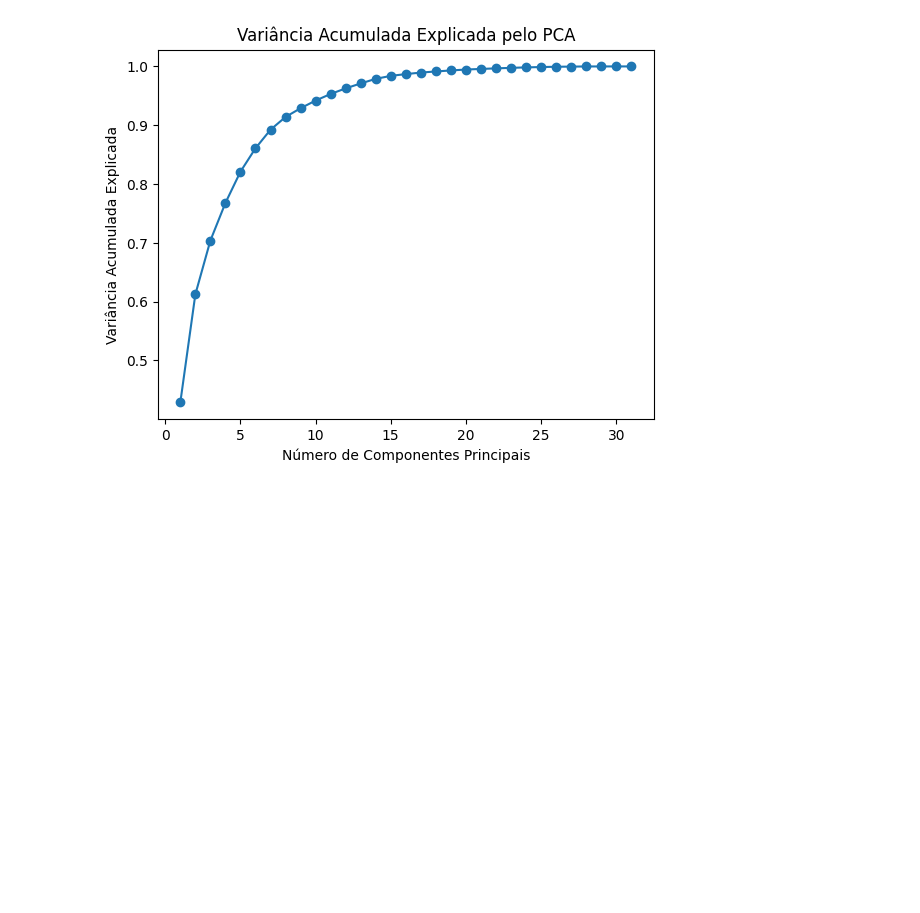
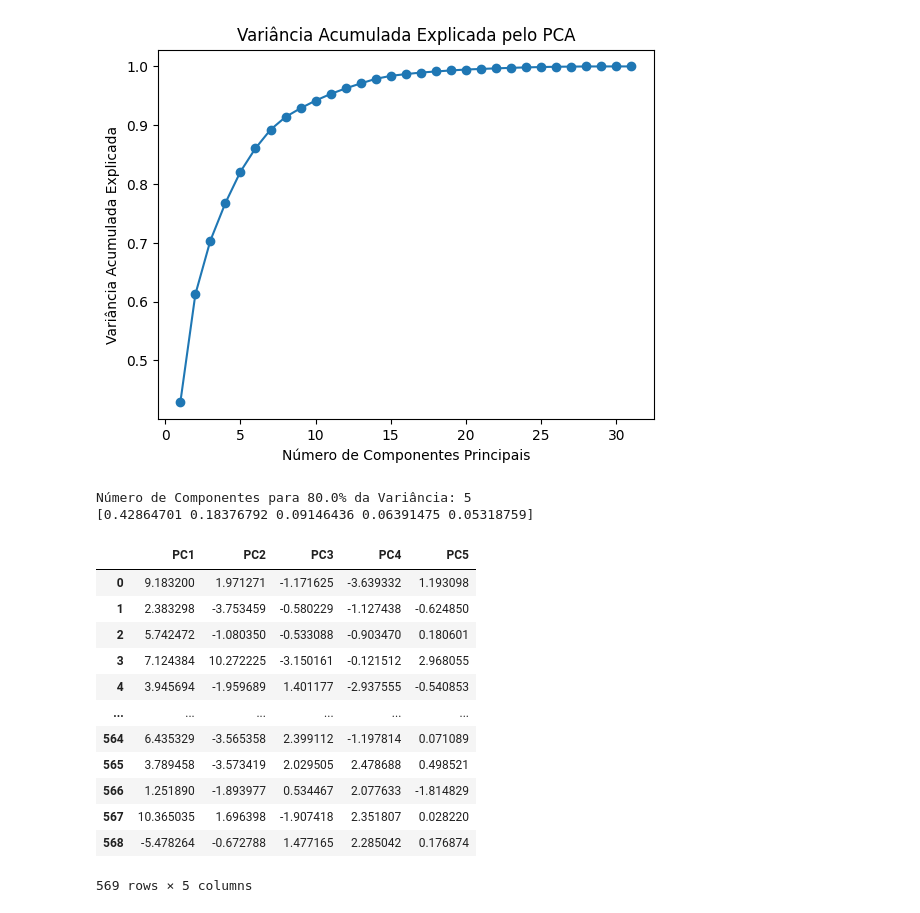
Before and after one commit to fiap-postech-ia-para-devs-grupo/9IADT-fase-1-tech-challenge, a Jupyter notebook: tech_challenge_fase1.ipynb, the cells around one changed output. Saved outputs shown, nothing was run; the diff lists cells and outputs as text; code cells hidden in the pictures; blank space fills up the shorter version.

```diff
--- a/tech_challenge_fase1.ipynb
+++ b/tech_challenge_fase1.ipynb
@@ -228,3 +228,46 @@ plt.title('Variância Acumulada Explicada pelo PCA')
 plt.show()
 # %% [output]
 [figure]
+# %%
+# Vamos definir um limiar de 80%, ou seja, queremos obter uma porcentagem de explicancia sobre
+# nossos dados de igual a 80%
+limiar_de_variancia = 0.80
+
+# Encontrar o número de componentes necessários para atingir ou ultrapassar o limiar
+num_de_pca = np.argmax(variancia_cumulativa >= limiar_de_variancia) + 1
+
+print(f"Número de Componentes para {limiar_de_variancia * 100}% da Variância: {num_de_pca}")
+
+# Inicializa o objeto PCA
+pca = PCA(n_components=num_de_pca)
+# Aplica o PCA aos dados padronizados
+principal_components = pca.fit_transform(dataset_padronizado)
+
+# Exibe a proporção de variância explicada
+explained_variance_ratio = pca.explained_variance_ratio_
+print(explained_variance_ratio)
+
+# Pegando o número de componentes principais gerados
+num_components = principal_components.shape[1]
+# Gerando uma lista para cada PCA
+column_names = [f'PC{i}' for i in range(1, num_components + 1)]
+# Criando um novo dataframe para visualizarmos como ficou nossos dados reduzidos com o PCA
+pca_df = pd.DataFrame(data=principal_components, columns=column_names)
+
+pca_df
+# %% [output]
+Número de Componentes para 80.0% da Variância: 5
+[0.42864701 0.18376792 0.09146436 0.06391475 0.05318759]
+|  | PC1 | PC2 | PC3 | PC4 | PC5 |
+| 0 | 9.183200 | 1.971271 | -1.171625 | -3.639332 | 1.193098 |
+| 1 | 2.383298 | -3.753459 | -0.580229 | -1.127438 | -0.624850 |
+| 2 | 5.742472 | -1.080350 | -0.533088 | -0.903470 | 0.180601 |
+| 3 | 7.124384 | 10.272225 | -3.150161 | -0.121512 | 2.968055 |
+| 4 | 3.945694 | -1.959689 | 1.401177 | -2.937555 | -0.540853 |
+| ... | ... | ... | ... | ... | ... |
+| 564 | 6.435329 | -3.565358 | 2.399112 | -1.197814 | 0.071089 |
+| 565 | 3.789458 | -3.573419 | 2.029505 | 2.478688 | 0.498521 |
+| 566 | 1.251890 | -1.893977 | 0.534467 | 2.077633 | -1.814829 |
+| 567 | 10.365035 | 1.696398 | -1.907418 | 2.351807 | 0.028220 |
+| 568 | -5.478264 | -0.672788 | 1.477165 | 2.285042 | 0.176874 |
+569 rows × 5 columns
```
Also changed, not shown: parts of 2 cells of this notebook.
